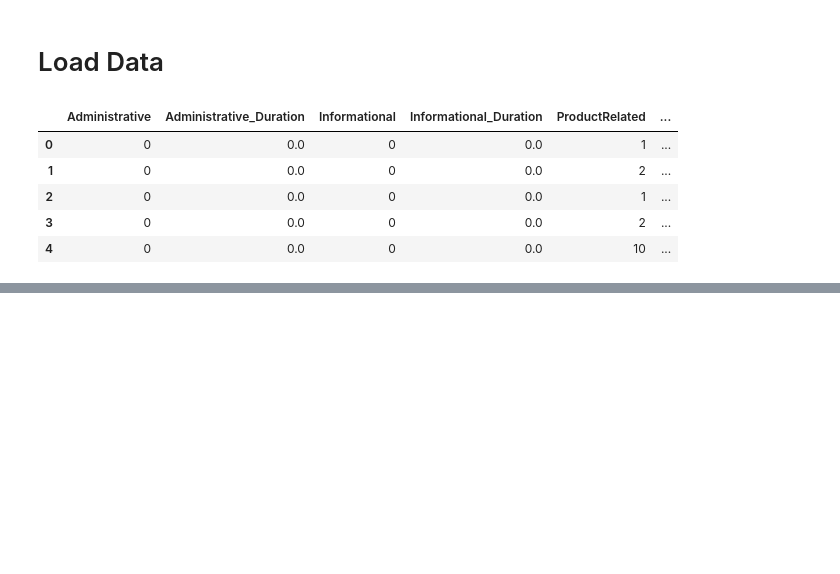
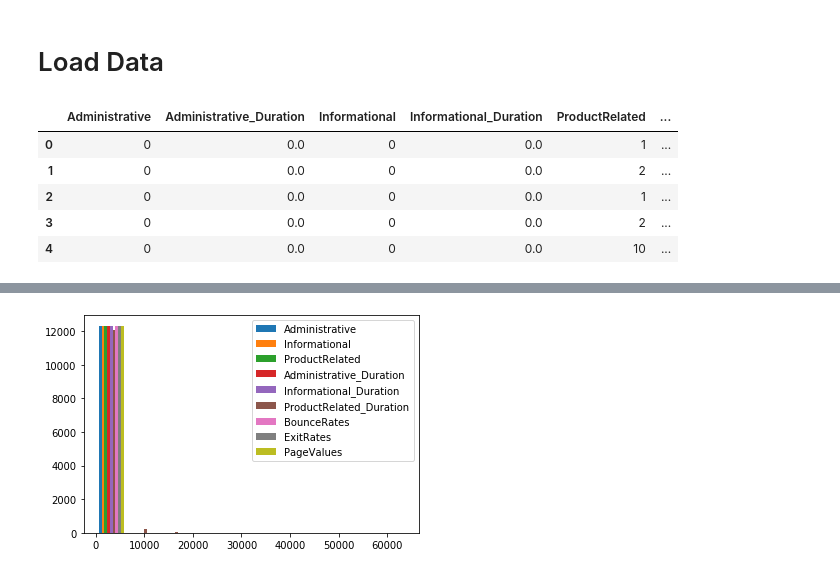
Before and after one commit to pati-dev/predict-shopping-intention, a Jupyter notebook: predict_purchase.ipynb, the cells around one changed output, grey strips where cells are left out. Cells and saved outputs as stored; diff of their text form; code cells hidden in the pictures; blank space fills up the shorter version.

```diff
--- a/predict_purchase.ipynb
+++ b/predict_purchase.ipynb
@@ -23,0 +52,18 @@ shop.head()
+# %%
+pages = ['Administrative',
+         'Informational',
+         'ProductRelated',
+         'Administrative_Duration',
+         'Informational_Duration',
+         'ProductRelated_Duration',
+         'BounceRates',
+         'ExitRates',
+         'PageValues']
+
+x_pages = shop.loc[:, pages].values
+
+plt.hist(x_pages, label=pages)
+plt.legend()
+plt.show()
+# %% [output]
+[figure, added]
```
Also changed, not shown: parts of 18 cells of this notebook.
